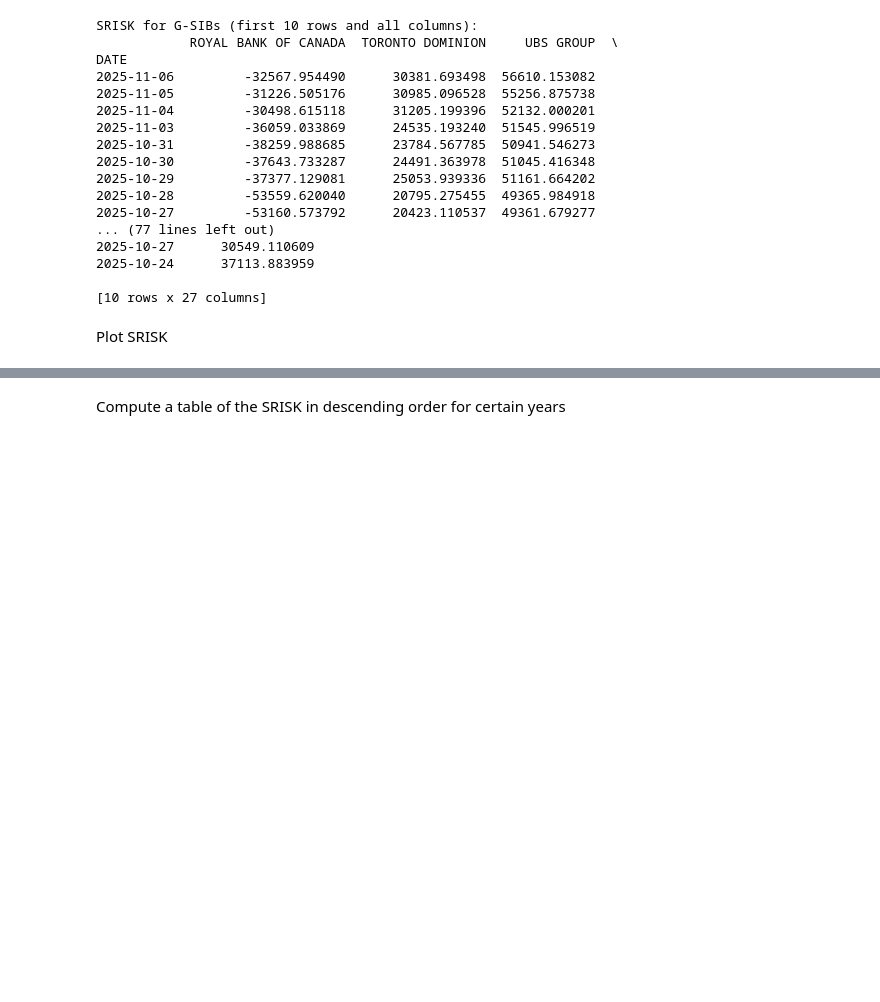
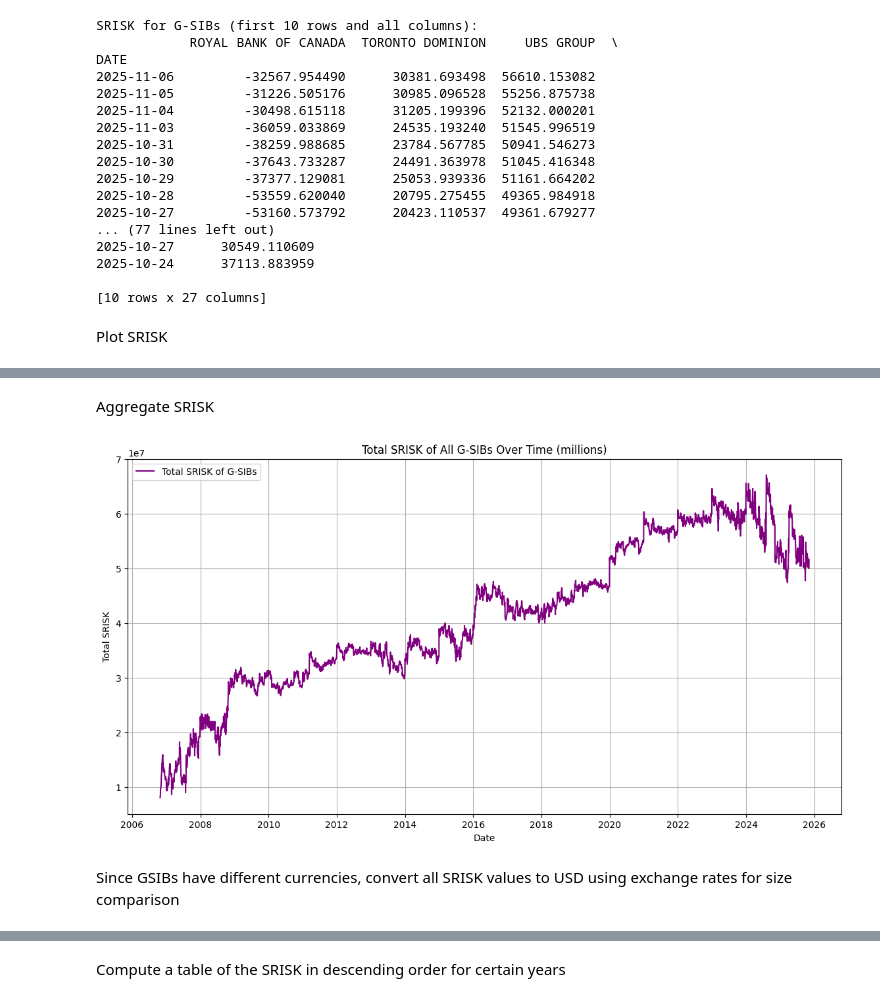
Before and after one commit to thijsmdejong/Geopolitical-SRISK---MSc-Thesis, a Jupyter notebook: G-SIBs focus.ipynb, the cells around one changed output, grey strips where cells are left out. Drawn from its saved outputs; the diff is of its cells as text; code cells hidden in the pictures; blank space fills up the shorter version.

```diff
--- a/G-SIBs focus.ipynb
+++ b/G-SIBs focus.ipynb
@@ -871,0 +875,19 @@ plt.show()
+# %% [markdown]
+Aggregate SRISK
+# %%
+# Aggregate SRISK across all G-SIBs
+GSIBs_SRISK_total = GSIBs_SRISK.sum(axis=1)
+
+# Plot the total SRISK for all G-SIBs over time
+plt.figure(figsize=(14, 7))
+plt.plot(GSIBs_SRISK_total.index, GSIBs_SRISK_total, label='Total SRISK of G-SIBs', color='purple')
+plt.title('Total SRISK of All G-SIBs Over Time (millions)')
+plt.xlabel('Date')
+plt.ylabel('Total SRISK')
+plt.legend()
+plt.grid()
+plt.show()
+# %% [output]
+[figure, added]
+# %% [markdown]
+Since GSIBs have different currencies, convert all SRISK values to USD using exchange rates for size comparison
```
Also changed, not shown: parts of 8 cells of this notebook.
